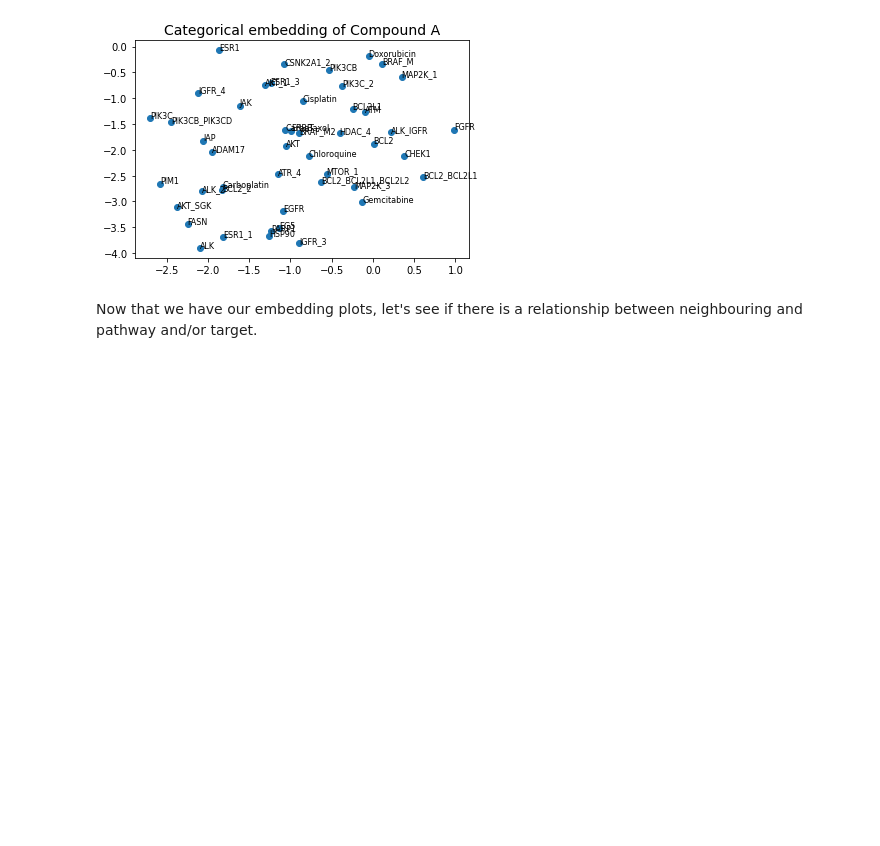
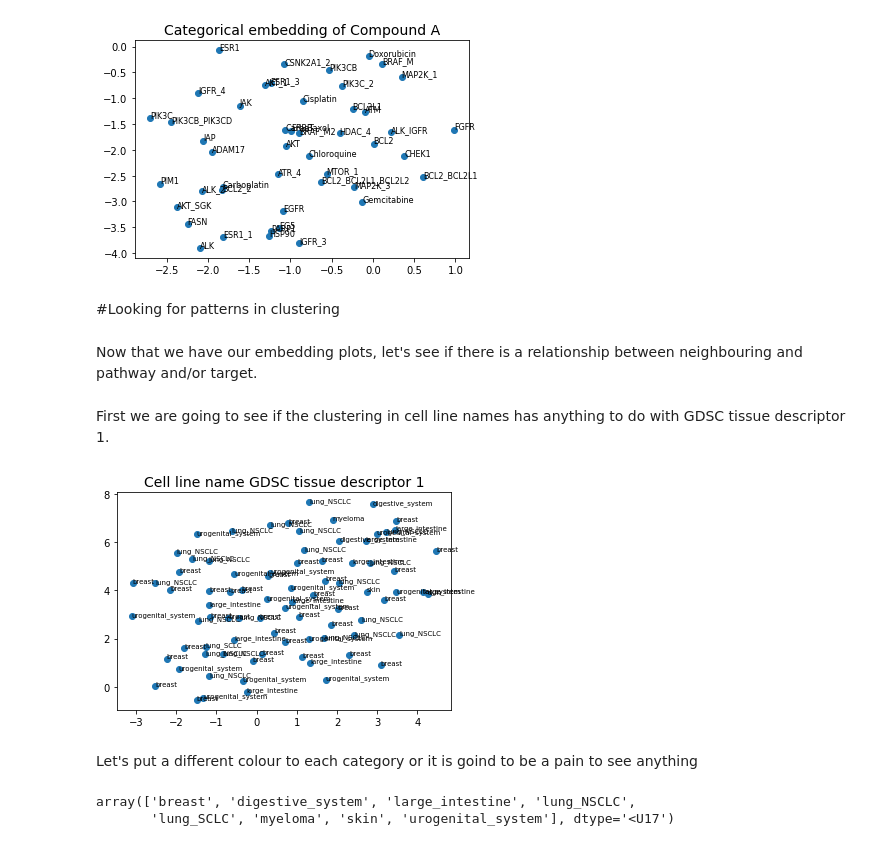
Before and after one commit to edmanft/cat_drug_synergy, a Jupyter notebook: Visualizing_embeddings.ipynb, the cells around one changed output. Cells and saved outputs as stored; diff of their text form; code cells hidden in the pictures; blank space fills up the shorter version.

```diff
--- a/Visualizing_embeddings.ipynb
+++ b/Visualizing_embeddings.ipynb
@@ -91,5 +92,34 @@ for i, txt in enumerate(Compound_B_names):
 plt.savefig("/content/drive/MyDrive/archivos_tfm/Compound_B_embedding_visualization.pdf")
 # %% [output]
 [figure]
+# %% [markdown]
+#Looking for patterns in clustering
 # %% [markdown]
 Now that we have our embedding plots, let's see if there is a relationship between neighbouring and pathway and/or target.
+# %%
+path = "/content/drive/MyDrive/archivos_tfm/saezr_nc19_DataS1_modificado.xlsx"
+sheet_to_df_map = pd.read_excel(path, sheet_name=None)
+df_cell_lines = sheet_to_df_map["Cell lines"]
+
+df_drug_port = sheet_to_df_map["Drug portfolio"]
+# %% [markdown]
+First we are going to see if the clustering in cell line names has anything to do with GDSC tissue descriptor 1.
+# %%
+gdsc_dict = dict(zip(df_cell_lines["Cell line name"], df_cell_lines["GDSC tissue descriptor 1"]))
+cl_gdsc = [gdsc_dict[x] for x in cl_names]
+cl_gdsc
+plt.scatter(cl_TSNE[:,0], cl_TSNE[:,1])
+
+plt.title("Cell line name GDSC tissue descriptor 1", fontsize = 14)
+for i, txt in enumerate(cl_gdsc):
+    plt.annotate(txt, (cl_TSNE[i,0], cl_TSNE[i,1]), fontsize = 7)
+# plt.savefig("/content/drive/MyDrive/archivos_tfm/Cell_line_name_embedding_visualization.pdf")
+# %% [output]
+[figure, added]
+# %% [markdown]
+Let's put a different colour to each category or it is goind to be a pain to see anything
+# %%
+np.unique(cl_gdsc)
+# %% [output]
+array(['breast', 'digestive_system', 'large_intestine', 'lung_NSCLC',
+       'lung_SCLC', 'myeloma', 'skin', 'urogenital_system'], dtype='<U17')
```
Also changed, not shown: parts of 16 cells of this notebook.
